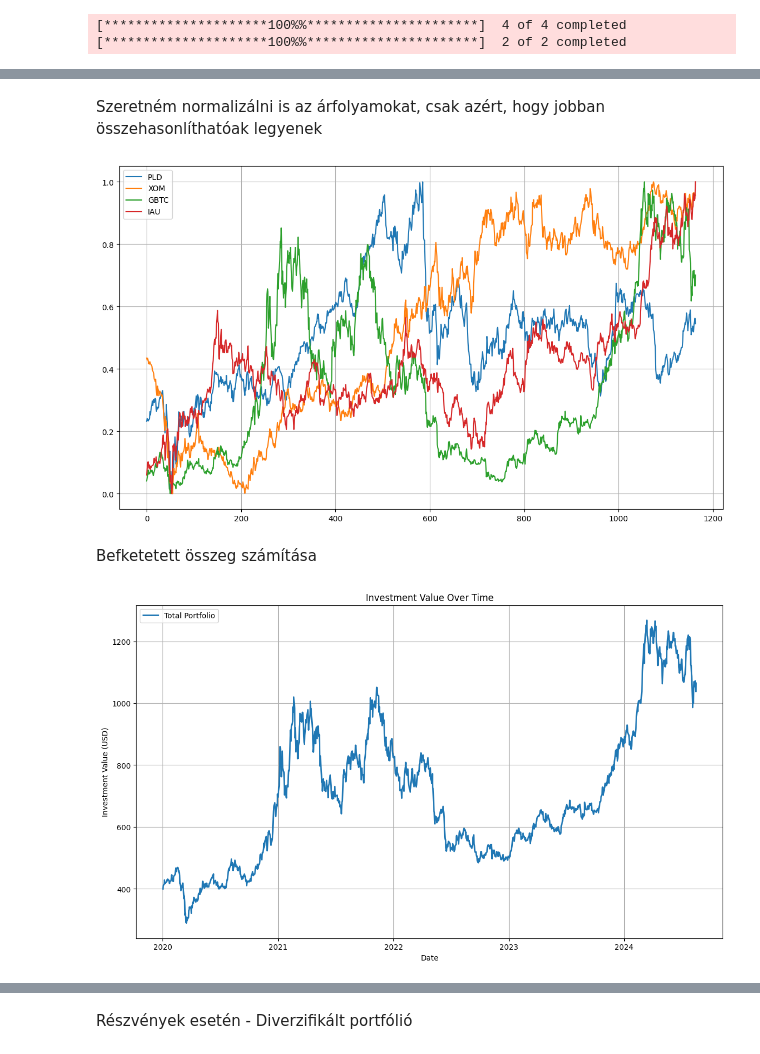
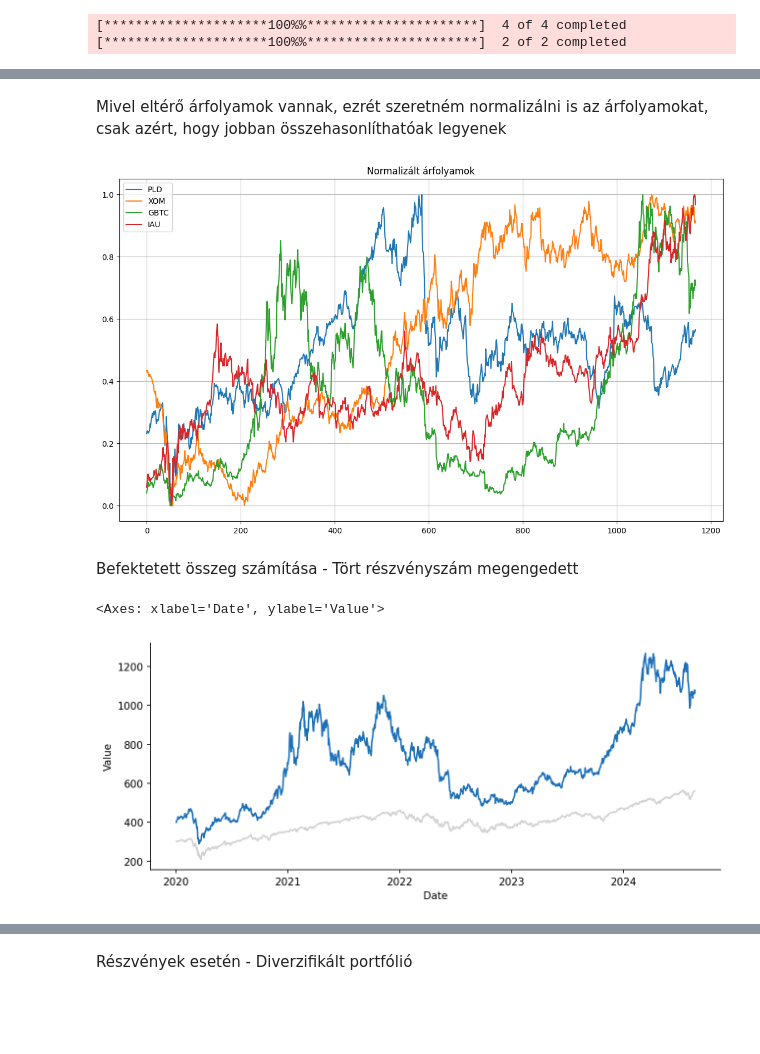
Before and after one commit to datavers/portfolio_idea, a Jupyter notebook: Portfolio.ipynb, the cells around one changed output, grey strips where cells are left out. Cells and saved outputs as stored; diff of their text form; code cells hidden in the pictures; blank space fills up the shorter version.

```diff
--- a/Portfolio.ipynb
+++ b/Portfolio.ipynb
@@ -314,3 +261,3 @@ plt.show()
 # %% [markdown]
-Szeretném normalizálni is az árfolyamokat, csak azért, hogy jobban összehasonlíthatóak legyenek
+Mivel eltérő árfolyamok vannak, ezrét szeretném normalizálni is az árfolyamokat, csak azért, hogy jobban összehasonlíthatóak legyenek
 # %%
@@ -319,52 +267,53 @@ from sklearn.preprocessing import MinMaxScaler
 scaler = MinMaxScaler()
 portfolio_norm = pd.DataFrame(scaler.fit_transform(portfolio), columns=portfolio.columns)
 # %%
+# Vizuális megjelenítés
+
 plt.figure(figsize=(14, 8))
 for ticker in portfolio_norm.columns:
     plt.plot(portfolio_norm.index, portfolio_norm[ticker], label=f'{ticker}')
 
 plt.legend()
 plt.grid(True)
+plt.title("Normalizált árfolyamok")
 plt.show()
 # %% [output]
-[figure, old version]
+[figure, new version]
-# %% [markdown]
-Befketetett összeg számítása
+# %% [markdown]
+Befektetett összeg számítása - Tört részvényszám megengedett
 # %%
-# Kezdeti befektetés összege
+# Kezdeti befektetés összege befektetési eszközönként
 initial_investment = 100
 
 # Kezdeti árak
 initial_prices = portfolio.iloc[0]
 
 # Az egyes tickerekre vonatkozó befektetési értékek kiszámítása időben
 investment_values = pd.DataFrame(index=portfolio.index)
-tickers = ['PLD', 'XOM', 'GBTC', 'IAU']
+tickers = selected_combinations[0]
 
 for ticker in tickers:
     shares = initial_investment / initial_prices[ticker]
 
     investment_values[ticker] = portfolio[ticker] * shares
 
 # A teljes portfólió értékének kiszámítása időben
 portfolio_value = investment_values.sum(axis=1)
 
-# Adatok vizualizálása
-plt.figure(figsize=(14, 8))
+portfolio_df = portfolio_value.to_frame(name="Value")
+sp500_df = sp500_hist.to_frame(name="Close")
 
-# Teljes portfólió ábrázolása
-plt.plot(portfolio_value.index, portfolio_value, label='Total Portfolio', linewidth=2, linestyle='-')
+fig = plt.figure(figsize=(10, 4), dpi=150)
+gs = fig.add_gridspec(1, 1)
+gs.update(wspace=0, hspace=0)
+ax0 = fig.add_subplot(gs[0, 0])
+# ax0.set_facecolor(background_color)
 
-# SP500 ETF
-# plt.plot(sp500_hist.index, sp500_hist, label='SPY', linewidth=2, linestyle='-')
+for s in ["right", "top"]:
+    ax0.spines[s].set_visible(False)
 
-# Bond ETF
-
-plt.title('Investment Value Over Time')
-plt.xlabel('Date')
-plt.ylabel('Investment Value (USD)')
-plt.legend()
-plt.grid(True)
-plt.show()
+sns.lineplot(x=portfolio_df.index,y='Value',data=portfolio_df,color='#1d70b8', ax=ax0)
+sns.lineplot(x=sp500_df.index,y='Close',data=sp500_df, color = 'lightgray', ax=ax0)
 # %% [output]
+<Axes: xlabel='Date', ylabel='Value'>
-[figure, old version]
+[figure, new version]
```
Also changed, not shown: parts of 52 cells of this notebook.
